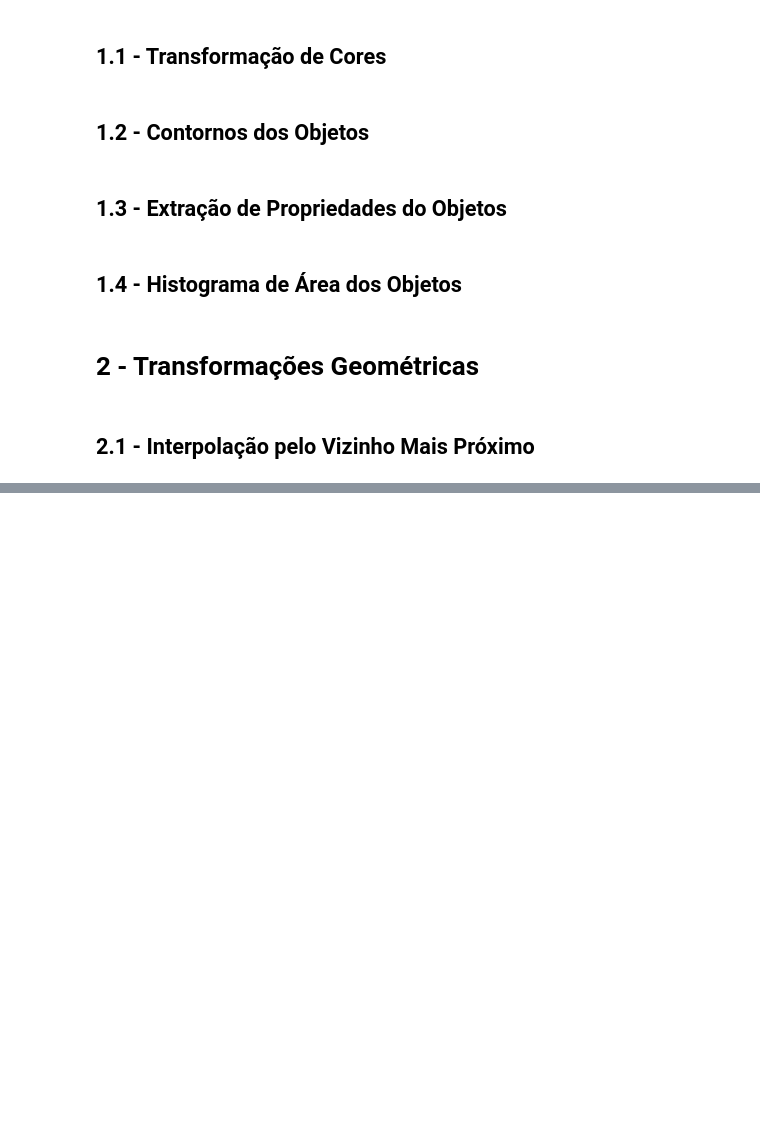
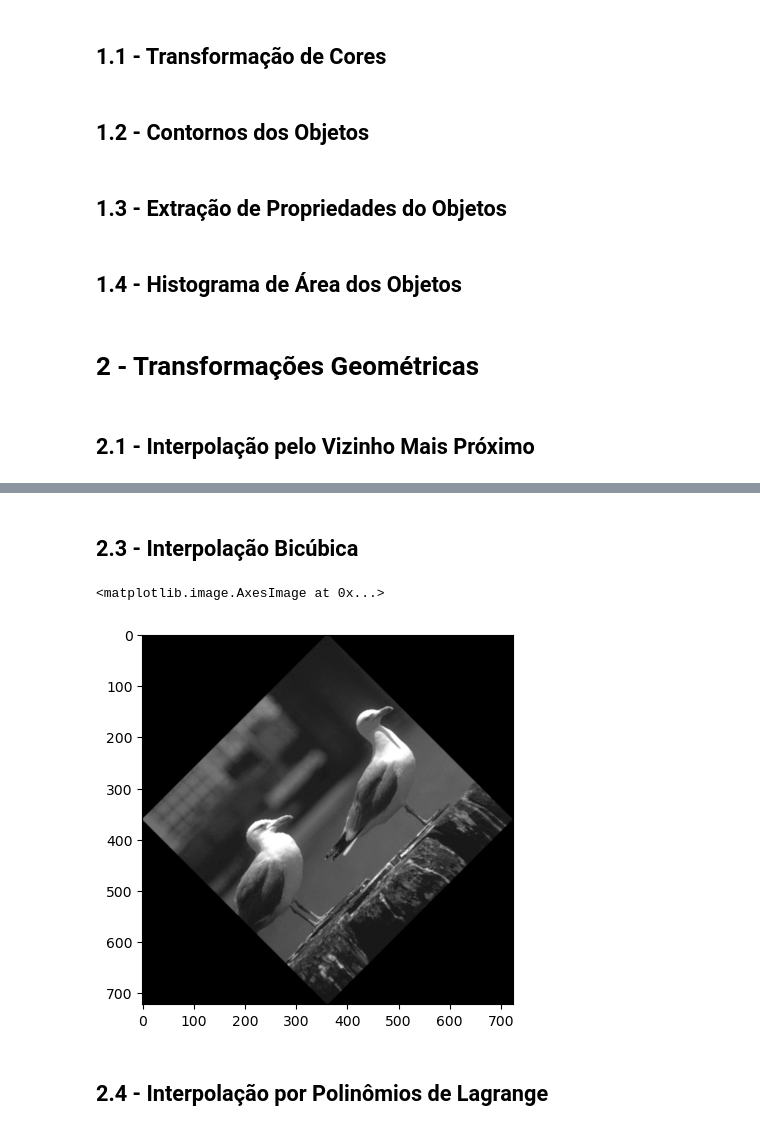
Before and after one commit to IgorEBatista/MC920_process-img, a Jupyter notebook: Trabalho 4/Trabalho 4.ipynb, the cells around one changed output, grey strips where cells are left out. Cells and saved outputs as stored; diff of their text form; code cells hidden in the pictures; blank space fills up the shorter version.

```diff
--- a/Trabalho 4/Trabalho 4.ipynb
+++ b/Trabalho 4/Trabalho 4.ipynb
@@ -238,0 +303,68 @@ print(a @ b @ tam)
+# %% [markdown]
+## 2.3 - Interpolação Bicúbica
+# %%
+def P(t: float) -> float:
+    if t <= 0:
+        return 0
+    else:
+        return t
+
+def R(s: float)-> float:
+    return (1/6)*((P(s+2))**3 - 4*(P(s+1))**3 + 6*(P(s))**3 - 4*(P(s-1))**3)
+
+
+def inter_cubica(imagem: np.ndarray, angulo : float = None, escala_x : float = None, escala_y : float = None ) -> list[np.ndarray, np.ndarray]:
+    imagem1, imagem2, matriz_op = preparo(imagem, angulo, escala_x, escala_y)
+
+    for y in range(imagem1.shape[0]):
+        for x in range(imagem1.shape[1]):
+            pontos = np.array([x, y, 1])
+            pontos_transf = matriz_op @ pontos
+
+            pontos_transf = np.round(pontos_transf).astype(int)
+
+            x_lin, y_lin = pontos_transf[0], pontos_transf[1]
+            dx = x_lin % 1
+            dy = y_lin % 1
+            x1 = int(np.floor(x_lin))
+            y1 = int(np.floor(y_lin))
+
+            valor_f = 0
+            for m in range(-1, 3):
+                for n in range(-1, 3):
+                    x_m = x_lin + m
+                    y_n = y_lin + n
+                    if 0 <= x_m < imagem.shape[1] and 0 <= y_n < imagem.shape[0]:
+                        valor_f += imagem[y_n, x_m] * R(m - dx) * R(dy - n)
+            imagem1[y, x] = valor_f
+
+    for y in range(imagem2.shape[0]):
+        for x in range(imagem2.shape[1]):
+            pontos = np.array([x, y, 1])
+            pontos_transf = matriz_op @ pontos
+
+            pontos_transf = np.round(pontos_transf).astype(int)
+
+            x_lin, y_lin = pontos_transf[0], pontos_transf[1]
+            dx = x_lin % 1
+            dy = y_lin % 1
+            x1 = int(np.floor(x_lin))
+            y1 = int(np.floor(y_lin))
+
+            valor_f = 0
+            for m in range(-1, 3):
+                for n in range(-1, 3):
+                    x_m = x_lin + m
+                    y_n = y_lin + n
+                    if 0 <= x_m < imagem.shape[1] and 0 <= y_n < imagem.shape[0]:
+                        valor_f += imagem[y_n, x_m] * R(m - dx) * R(dy - n)
+            imagem2[y, x] = valor_f
+
+    return imagem1, imagem2
+
+plt.imshow(inter_cubica(imagem, angulo=45)[1], cmap='gray')
+# %% [output]
+<matplotlib.image.AxesImage at 0x...>
+[figure, added]
+# %% [markdown]
+## 2.4 - Interpolação por Polinômios de Lagrange
```
Also changed, not shown: parts of 8 cells of this notebook, 2 other files.
